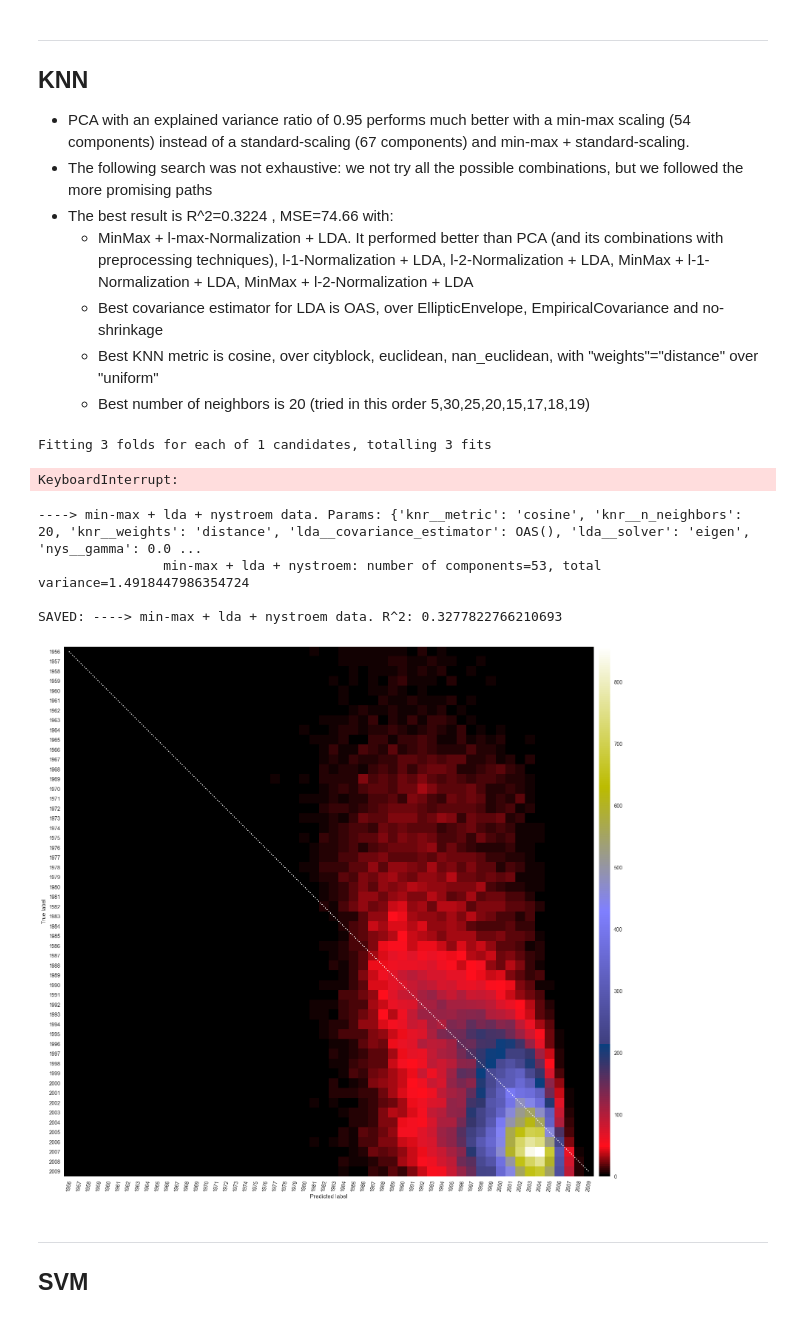
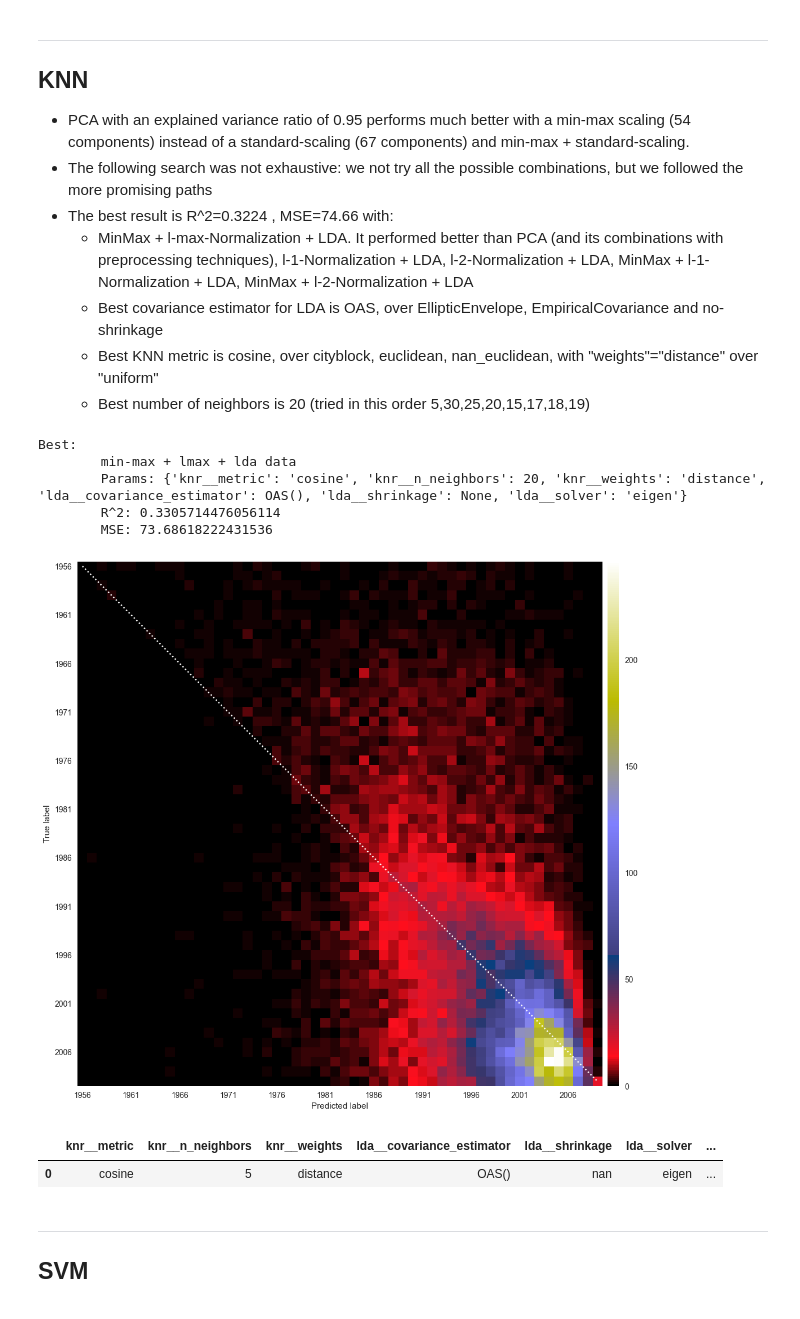
Before and after one commit to RiccardoEvangelisti/Data-Analytics-Project, a Jupyter notebook: Train_Module/1_ClassicML.ipynb, the cells around one changed output. Drawn from its saved outputs; the diff is of its cells as text; code cells hidden in the pictures.

```diff
--- a/Train_Module/1_ClassicML.ipynb
+++ b/Train_Module/1_ClassicML.ipynb
@@ -320,8 +460,6 @@ SAVED: ----> min-max + lda + nystroem data. R^2: 0.30487827734387474
     - Best KNN metric is cosine, over cityblock, euclidean, nan_euclidean, with "weights"="distance" over "uniform"
     - Best number of neighbors is 20 (tried in this order 5,30,25,20,15,17,18,19)
 # %%
-cv = StratifiedKFold(n_splits=3)
-
 param_estimator = {
     "knr__n_neighbors": [20],
     "knr__weights": ["distance"],  # "uniform"
@@ -333,18 +471,26 @@ param_estimator = {
     ],
 }
 
-searches, predictions = gridSearch("knr", KNeighborsRegressor(n_jobs=-1), param_estimator, cv)
+name_estimator, best_preprocessor, best_estimator, best_predictions = gridSearch(
+    "knr", KNeighborsRegressor(n_jobs=-1), param_estimator, True
+)
 # %% [output]
-Fitting 3 folds for each of 1 candidates, totalling 3 fits
+Best:
+        min-max + lmax + lda data
+        Params: {'knr__metric': 'cosine', 'knr__n_neighbors': 20, 'knr__weights': 'distance', 'lda__covariance_estimator': OAS(), 'lda__shrinkage': None, 'lda__solver': 'eigen'}
+        R^2: 0.3305714476056114
+        MSE: 73.68618222431536
-KeyboardInterrupt:
-# %%
-print_results(searches, predictions, "knr")
-# %% [output]
-----> min-max + lda + nystroem data. Params: {'knr__metric': 'cosine', 'knr__n_neighbors': 20, 'knr__weights': 'distance', 'lda__covariance_estimator': OAS(), 'lda__solver': 'eigen', 'nys__gamma': 0.0 ...
-                min-max + lda + nystroem: number of components=53, total variance=1.4918447986354724
-
-SAVED: ----> min-max + lda + nystroem data. R^2: 0.3277822766210693
-[figure, removed]
+# %%
+print_results(
+    name_estimator,
+    best_preprocessor,
+    best_estimator,
+    best_predictions,
+)
+# %% [output]
+[figure, added]
+|  | knr__metric | knr__n_neighbors | knr__weights | lda__covariance_estimator | lda__shrinkage | lda__solver | ... |
+| 0 | cosine | 5 | distance | OAS() | nan | eigen | ... |
 # %% [markdown]
 ---
 ## SVM
```
Also changed, not shown: parts of 13 cells of this notebook, 5 other files.
